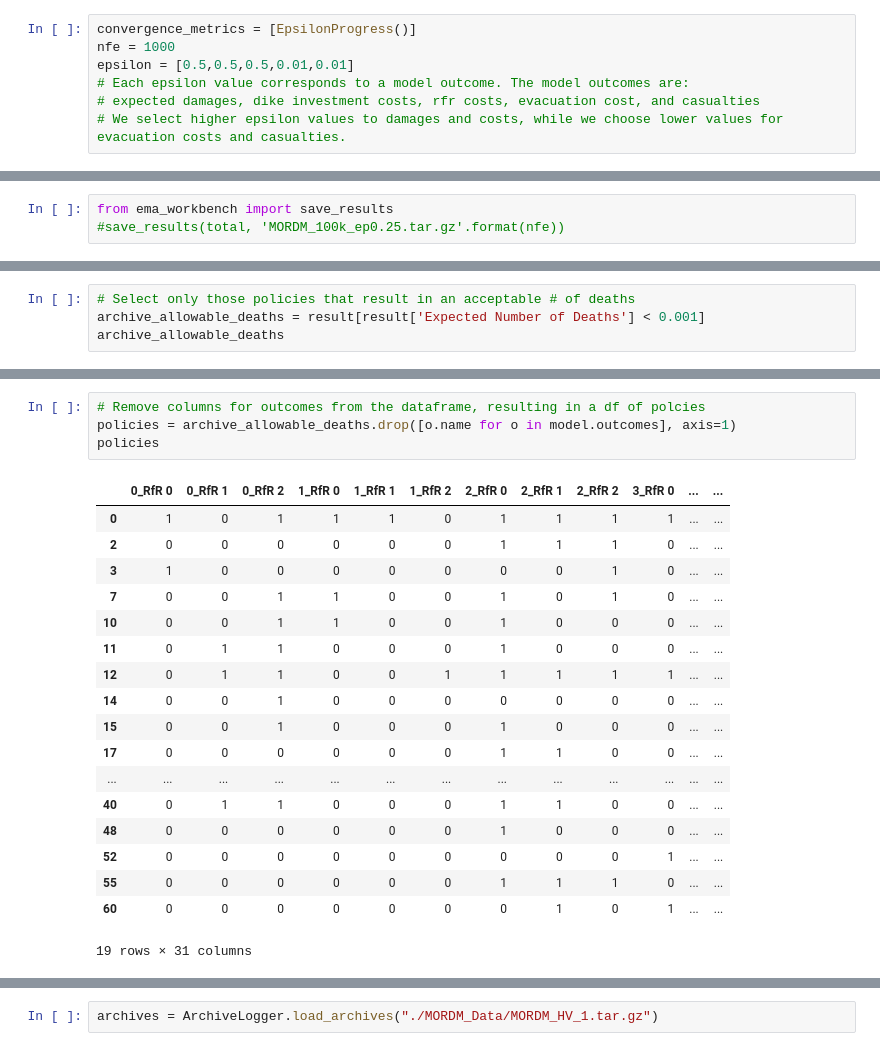
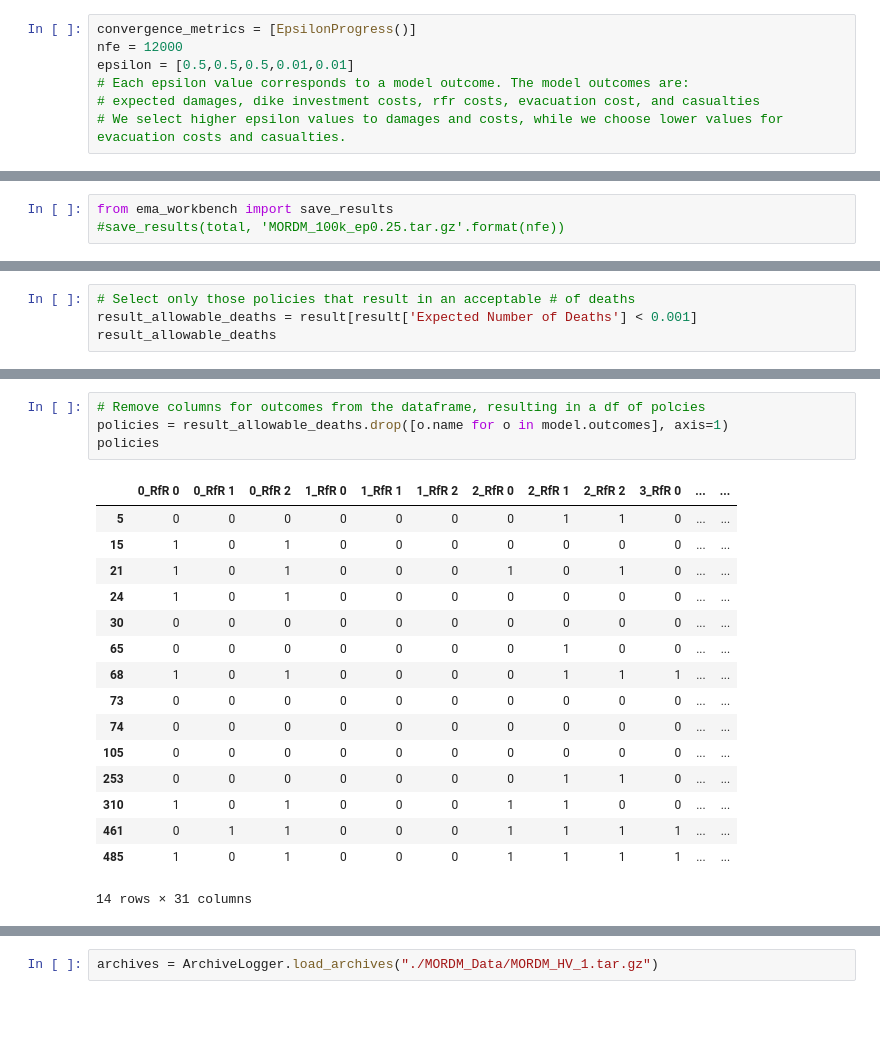
Before and after one commit to Q-Quan/MBDMGroup22, a Jupyter notebook: final assignment/MORDM_Try3b.ipynb, the cells around one changed output, grey strips where cells are left out. Saved outputs shown, nothing was run; the diff lists cells and outputs as text; blank space fills up the shorter version.

```diff
--- a/final assignment/MORDM_Try3b.ipynb
+++ b/final assignment/MORDM_Try3b.ipynb
@@ -35,7 +35,7 @@ reference_scenario = Scenario('reference', **{
 })
 # %%
 convergence_metrics = [EpsilonProgress()]
-nfe = 1000
+nfe = 12000
 epsilon = [0.5,0.5,0.5,0.01,0.01]
 # Each epsilon value corresponds to a model outcome. The model outcomes are:
 # expected damages, dike investment costs, rfr costs, evacuation cost, and casualties
@@ -78,6 +76,6 @@ plt.show()
 # %%
 # Select only those policies that result in an acceptable # of deaths
-archive_allowable_deaths = result[result['Expected Number of Deaths'] < 0.001]
-archive_allowable_deaths
+result_allowable_deaths = result[result['Expected Number of Deaths'] < 0.001]
+result_allowable_deaths
 # %% [output]
 |  | 0_RfR 0 | 0_RfR 1 | 0_RfR 2 | 1_RfR 0 | 1_RfR 1 | 1_RfR 2 | 2_RfR 0 | 2_RfR 1 | 2_RfR 2 | 3_RfR 0 | ... | ... |
@@ -101,24 +97,22 @@ archive_allowable_deaths
 # %%
 # Remove columns for outcomes from the dataframe, resulting in a df of polcies
-policies = archive_allowable_deaths.drop([o.name for o in model.outcomes], axis=1)
+policies = result_allowable_deaths.drop([o.name for o in model.outcomes], axis=1)
 policies
 # %% [output]
 |  | 0_RfR 0 | 0_RfR 1 | 0_RfR 2 | 1_RfR 0 | 1_RfR 1 | 1_RfR 2 | 2_RfR 0 | 2_RfR 1 | 2_RfR 2 | 3_RfR 0 | ... | ... |
-| 0 | 1 | 0 | 1 | 1 | 1 | 0 | 1 | 1 | 1 | 1 | ... | ... |
-| 2 | 0 | 0 | 0 | 0 | 0 | 0 | 1 | 1 | 1 | 0 | ... | ... |
-| 3 | 1 | 0 | 0 | 0 | 0 | 0 | 0 | 0 | 1 | 0 | ... | ... |
-| 7 | 0 | 0 | 1 | 1 | 0 | 0 | 1 | 0 | 1 | 0 | ... | ... |
-| 10 | 0 | 0 | 1 | 1 | 0 | 0 | 1 | 0 | 0 | 0 | ... | ... |
-| 11 | 0 | 1 | 1 | 0 | 0 | 0 | 1 | 0 | 0 | 0 | ... | ... |
-| 12 | 0 | 1 | 1 | 0 | 0 | 1 | 1 | 1 | 1 | 1 | ... | ... |
-| 14 | 0 | 0 | 1 | 0 | 0 | 0 | 0 | 0 | 0 | 0 | ... | ... |
-| 15 | 0 | 0 | 1 | 0 | 0 | 0 | 1 | 0 | 0 | 0 | ... | ... |
-| 17 | 0 | 0 | 0 | 0 | 0 | 0 | 1 | 1 | 0 | 0 | ... | ... |
-| ... | ... | ... | ... | ... | ... | ... | ... | ... | ... | ... | ... | ... |
-| 40 | 0 | 1 | 1 | 0 | 0 | 0 | 1 | 1 | 0 | 0 | ... | ... |
-| 48 | 0 | 0 | 0 | 0 | 0 | 0 | 1 | 0 | 0 | 0 | ... | ... |
-| 52 | 0 | 0 | 0 | 0 | 0 | 0 | 0 | 0 | 0 | 1 | ... | ... |
-| 55 | 0 | 0 | 0 | 0 | 0 | 0 | 1 | 1 | 1 | 0 | ... | ... |
-| 60 | 0 | 0 | 0 | 0 | 0 | 0 | 0 | 1 | 0 | 1 | ... | ... |
+| 5 | 0 | 0 | 0 | 0 | 0 | 0 | 0 | 1 | 1 | 0 | ... | ... |
+| 15 | 1 | 0 | 1 | 0 | 0 | 0 | 0 | 0 | 0 | 0 | ... | ... |
+| 21 | 1 | 0 | 1 | 0 | 0 | 0 | 1 | 0 | 1 | 0 | ... | ... |
+| 24 | 1 | 0 | 1 | 0 | 0 | 0 | 0 | 0 | 0 | 0 | ... | ... |
+| 30 | 0 | 0 | 0 | 0 | 0 | 0 | 0 | 0 | 0 | 0 | ... | ... |
+| 65 | 0 | 0 | 0 | 0 | 0 | 0 | 0 | 1 | 0 | 0 | ... | ... |
+| 68 | 1 | 0 | 1 | 0 | 0 | 0 | 0 | 1 | 1 | 1 | ... | ... |
+| 73 | 0 | 0 | 0 | 0 | 0 | 0 | 0 | 0 | 0 | 0 | ... | ... |
+| 74 | 0 | 0 | 0 | 0 | 0 | 0 | 0 | 0 | 0 | 0 | ... | ... |
+| 105 | 0 | 0 | 0 | 0 | 0 | 0 | 0 | 0 | 0 | 0 | ... | ... |
+| 253 | 0 | 0 | 0 | 0 | 0 | 0 | 0 | 1 | 1 | 0 | ... | ... |
+| 310 | 1 | 0 | 1 | 0 | 0 | 0 | 1 | 1 | 0 | 0 | ... | ... |
+| 461 | 0 | 1 | 1 | 0 | 0 | 0 | 1 | 1 | 1 | 1 | ... | ... |
+| 485 | 1 | 0 | 1 | 0 | 0 | 0 | 1 | 1 | 1 | 1 | ... | ... |
-19 rows × 31 columns
+14 rows × 31 columns
 # %%
```
Also changed, not shown: parts of 10 cells of this notebook.
